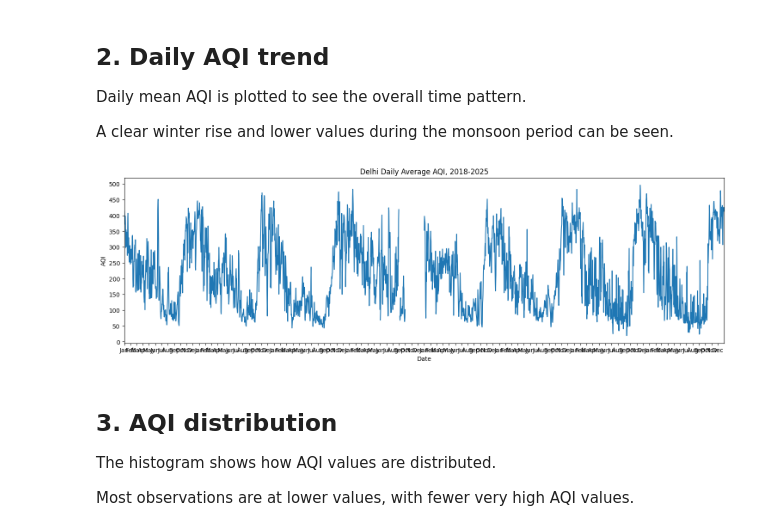
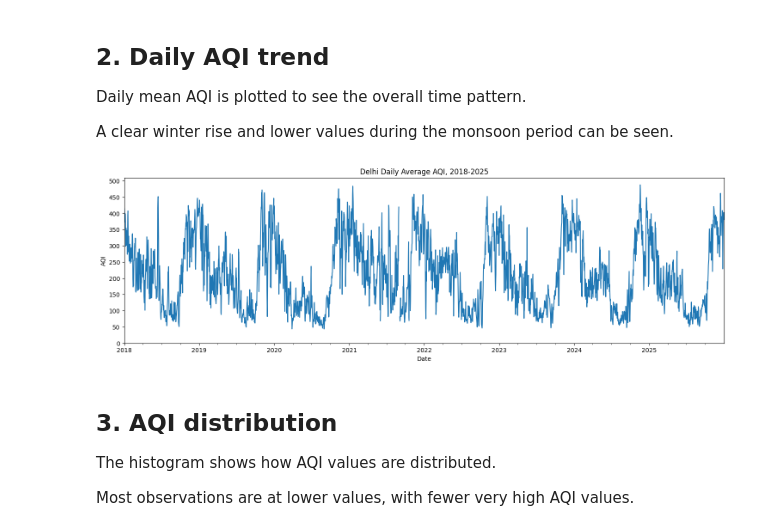
Before and after one commit to texas-ctrl/Delhi-aqi-forecasting, a Jupyter notebook: notebooks/02_eda_data.ipynb, the cells around one changed output. Drawn from its saved outputs; the diff is of its cells as text; code cells hidden in the pictures.

```diff
--- a/notebooks/02_eda_data.ipynb
+++ b/notebooks/02_eda_data.ipynb
@@ -32,20 +32,21 @@ A clear winter rise and lower values during the monsoon period can be seen.
 # %%
 # Daily AQI trend.
 ax = final['AQI'].resample('D').mean().plot(figsize=(18,5))
 
 plt.title("Delhi Daily Average AQI, 2018-2025")
 plt.ylabel("AQI")
 plt.xlabel("Date")
 
-ax.xaxis.set_major_locator(mdates.MonthLocator())
-ax.xaxis.set_major_formatter(mdates.DateFormatter('%b'))
+ax.xaxis.set_major_locator(mdates.YearLocator())
+ax.xaxis.set_major_formatter(mdates.DateFormatter('%Y'))
 
 plt.xticks(rotation=0)
 plt.yticks(range(0, 501, 50))
 
+plt.savefig("../eda_plots/01_daily_aqi_trend.png", dpi=300, bbox_inches="tight")
 plt.show()
 # %% [output]
-[figure, old version]
+[figure, new version]
 # %% [markdown]
 ## 3. AQI distribution
 
```
Also changed, not shown: parts of 41 cells of this notebook, 12 other files.
